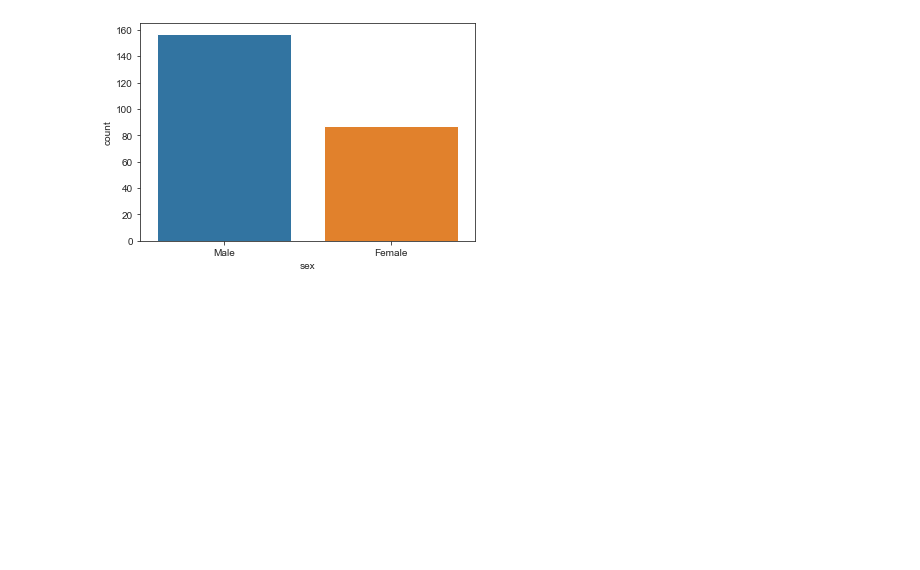
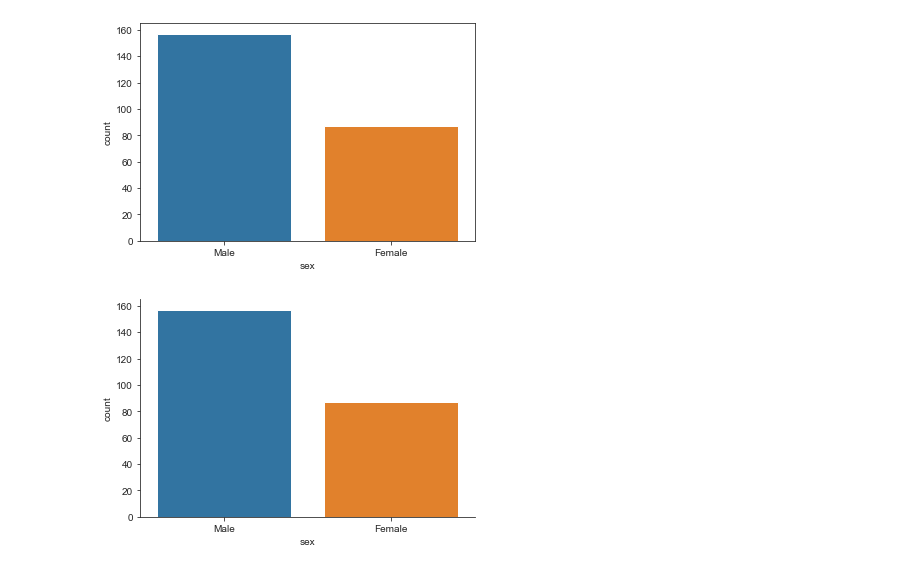
Before and after one commit to mdfazal/Python-for-DS-ML, a Jupyter notebook: Seaborn.ipynb, the cells around one changed output. Drawn from its saved outputs; the diff is of its cells as text; code cells hidden in the pictures; blank space fills up the shorter version.

```diff
--- a/Seaborn.ipynb
+++ b/Seaborn.ipynb
@@ -477,3 +477,9 @@ sns.countplot(x='sex',data=tips)
 # %% [output]
 <AxesSubplot:xlabel='sex', ylabel='count'>
 [figure]
+# %%
+sns.set_style('ticks')
+sns.countplot(x='sex',data=tips)
+sns.despine()
+# %% [output]
+[figure, added]
```
Also changed, not shown: parts of 5 cells of this notebook.
